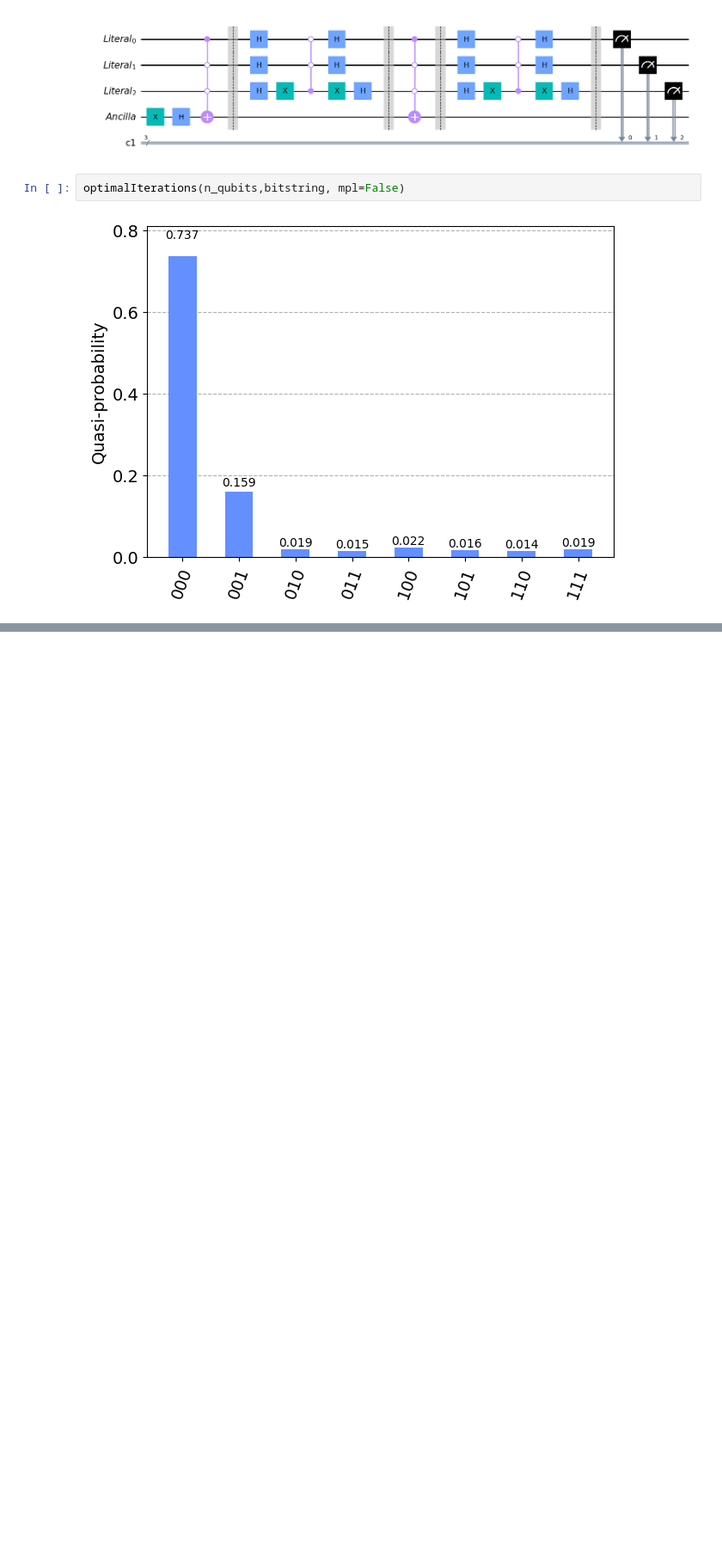
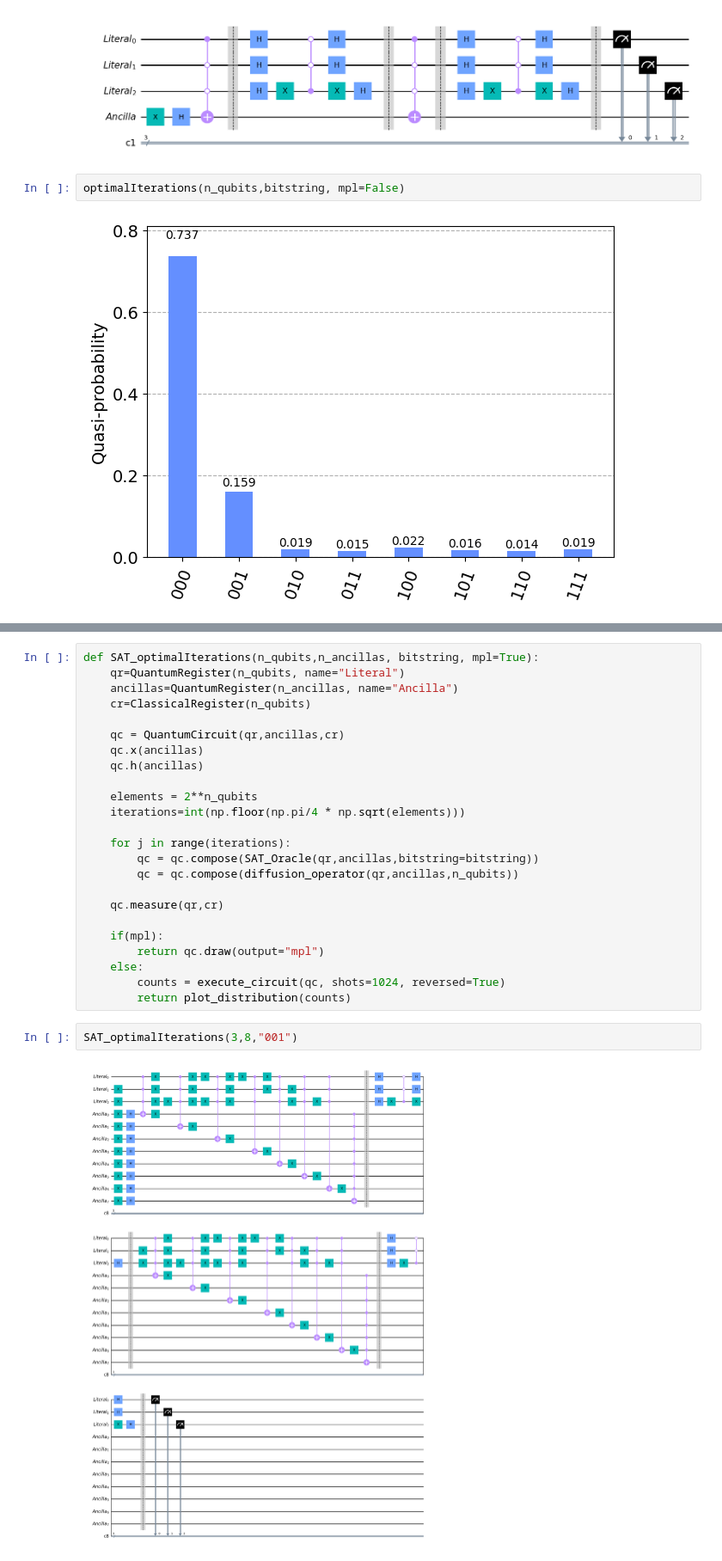
Before and after one commit to hiddenduck/Quantum_SAT_Grover, a Jupyter notebook: Projeto_IC.ipynb, the cells around one changed output, grey strips where cells are left out. Shown at 86% size. Drawn from its saved outputs; the diff is of its cells as text; blank space fills up the shorter version.

```diff
--- a/Projeto_IC.ipynb
+++ b/Projeto_IC.ipynb
@@ -252,0 +274,28 @@ def SAT_Grover(qr, ancillas, bitstring=None):
+# %%
+def SAT_optimalIterations(n_qubits,n_ancillas, bitstring, mpl=True):
+    qr=QuantumRegister(n_qubits, name="Literal")
+    ancillas=QuantumRegister(n_ancillas, name="Ancilla")
+    cr=ClassicalRegister(n_qubits)
+
+    qc = QuantumCircuit(qr,ancillas,cr)
+    qc.x(ancillas)
+    qc.h(ancillas)
+
+    elements = 2**n_qubits
+    iterations=int(np.floor(np.pi/4 * np.sqrt(elements)))
+
+    for j in range(iterations):
+        qc = qc.compose(SAT_Oracle(qr,ancillas,bitstring=bitstring))
+        qc = qc.compose(diffusion_operator(qr,ancillas,n_qubits))
+
+    qc.measure(qr,cr)
+
+    if(mpl):
+        return qc.draw(output="mpl")
+    else:
+        counts = execute_circuit(qc, shots=1024, reversed=True)
+        return plot_distribution(counts)
+# %%
+SAT_optimalIterations(3,8,"001")
+# %% [output]
+[figure, added]
```
Also changed, not shown: parts of 4 cells of this notebook.
